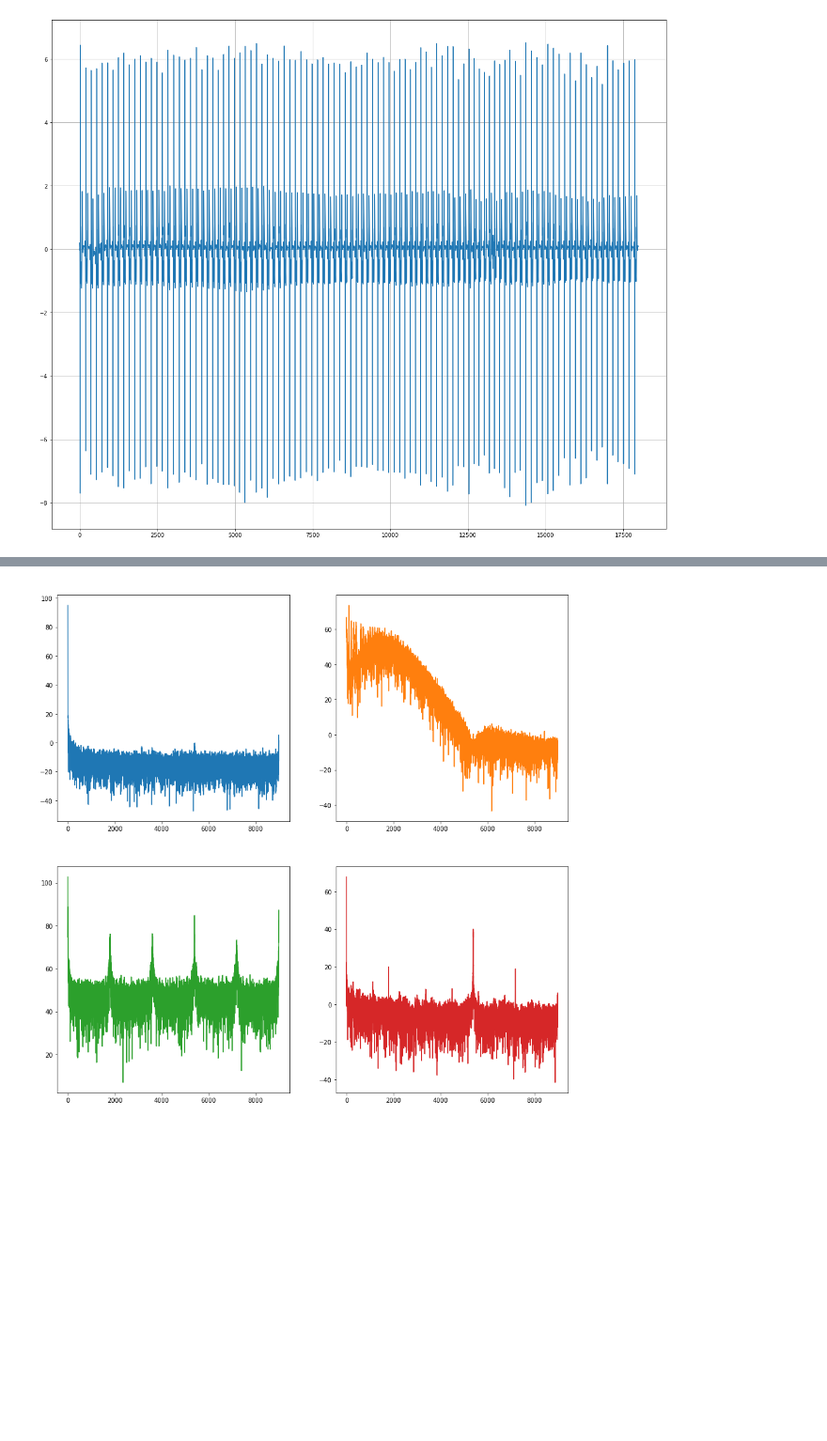
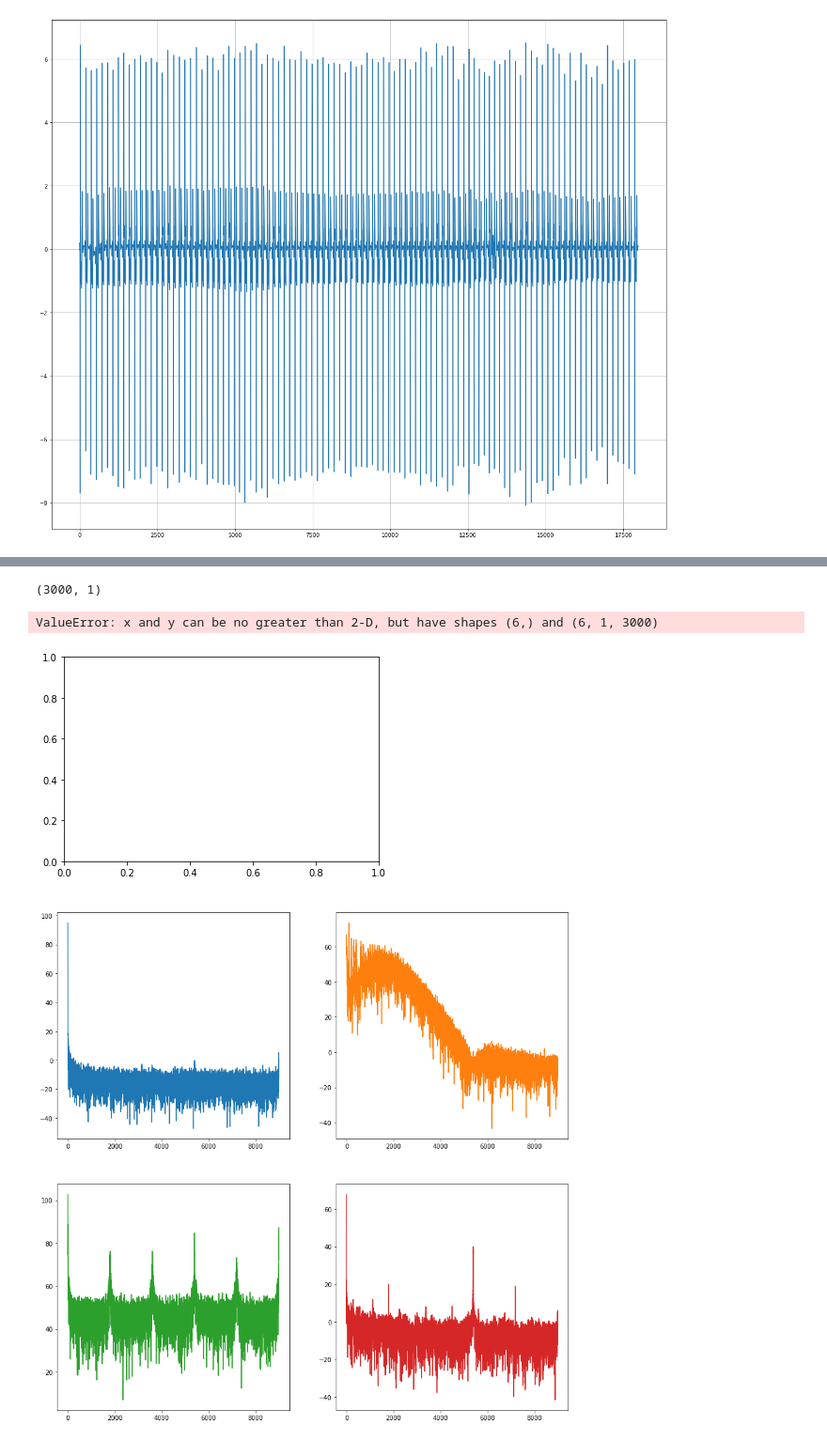
Before and after one commit to Qweryedu/MCIB-19-P-Edu, a Jupyter notebook: src/prac2.ipynb, the cells around one changed output, grey strips where cells are left out. Shown at 94% size. Saved outputs shown, nothing was run; the diff lists cells and outputs as text; code cells hidden in the pictures; blank space fills up the shorter version.

Commit message:
concatenacion de ventanas
se quito el detrend

```diff
--- a/src/prac2.ipynb
+++ b/src/prac2.ipynb
@@ -223,3 +217,49 @@ inversa(v1)
+# %%
+v66.shape
+# %% [output]
+(3000, 1)
+# %%
+a = inversa(v11)
+b = inversa(v22)
+c = inversa(v33)
+d = inversa(v44)
+e = inversa(v55)
+f = inversa(v66)
+# %%
+# W = [a b]
+# multiplicación de m punto a punto con la ventana respectiva
+v1 = v11.T*(a[0])
+v2 = v22.T*(b[0])
+v3 = v33.T*(c[0])
+v4 = v44.T*(d[0])
+v5 = v55.T*(e[0])
+v6 = v66.T*(e[0])
+# %%
+# Resta de b punto a punto con su ventana respectiva
+v1 = v1+(a[1])
+v2 = v2+(b[1])
+v3 = v3+(c[1])
+v4 = v4+(d[1])
+v5 = v5+(e[1])
+v6 = v6+(f[1])
+# %%
+# Resta de las ventanas, con la ventana original.
+v1b = v11.T-v1
+v2b = v22.T-v2
+v3b = v33.T-v3
+v4b = v44.T-v4
+v5b = v55.T-v5
+v6b = v66.T-v6
+x = []
+x.extend([v1b,v2b,v3b,v4b,v5b,v6b])
+x = np.array(x)
+# %%
+plt.plot(x)
+plt.grid()
+plt.show()
+# %% [output]
+ValueError: x and y can be no greater than 2-D, but have shapes (6,) and (6, 1, 3000)
+[figure, added]
 # %%
 # Primer punto de segunda actividad
 # Estimar el espectro con FFT
```
Also changed, not shown: parts of 5 cells of this notebook.
